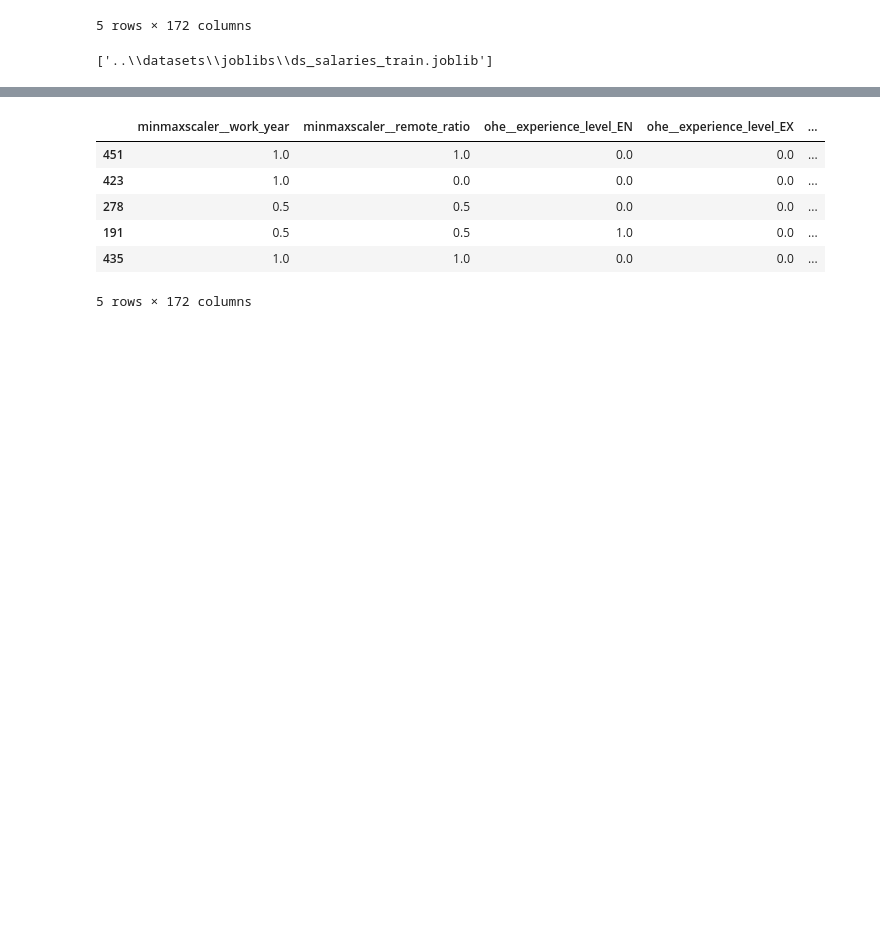
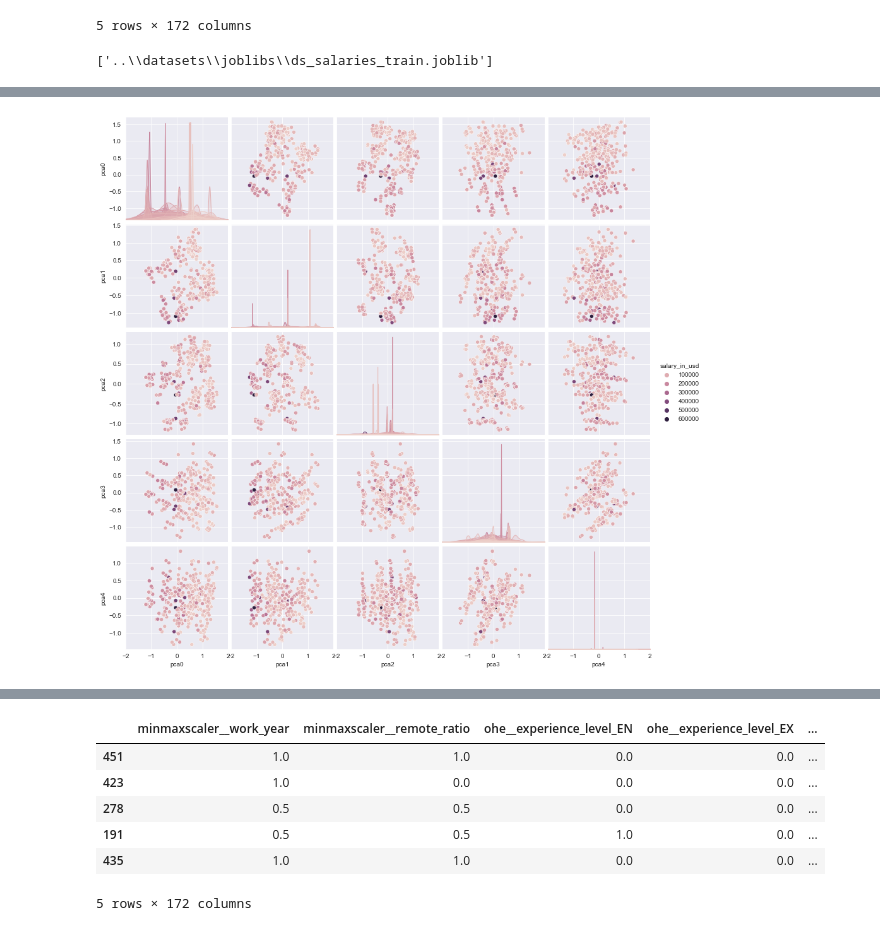
Before and after one commit to SalamanderKrajza/ds-compendium, a Jupyter notebook: projects/ds_salaries.ipynb, the cells around one changed output, grey strips where cells are left out. Saved outputs shown, nothing was run; the diff lists cells and outputs as text; code cells hidden in the pictures; blank space fills up the shorter version.

```diff
--- a/projects/ds_salaries.ipynb
+++ b/projects/ds_salaries.ipynb
@@ -300,0 +402,7 @@ dump(df_train_transformed, r'..\datasets\joblibs\ds_salaries_train.joblib')
+# %%
+scatterplot = sns.pairplot(df_reduced_with_targets, hue='salary_in_usd')
+
+for ax in scatterplot.axes.flatten():
+    ax.set_xlim(-2,2) #Force plots to have maximum X axis = 2 (instead of 4 for some automatic cases)
+# %% [output]
+[figure, added]
```
Also changed, not shown: parts of 51 cells of this notebook, 7 other files.
